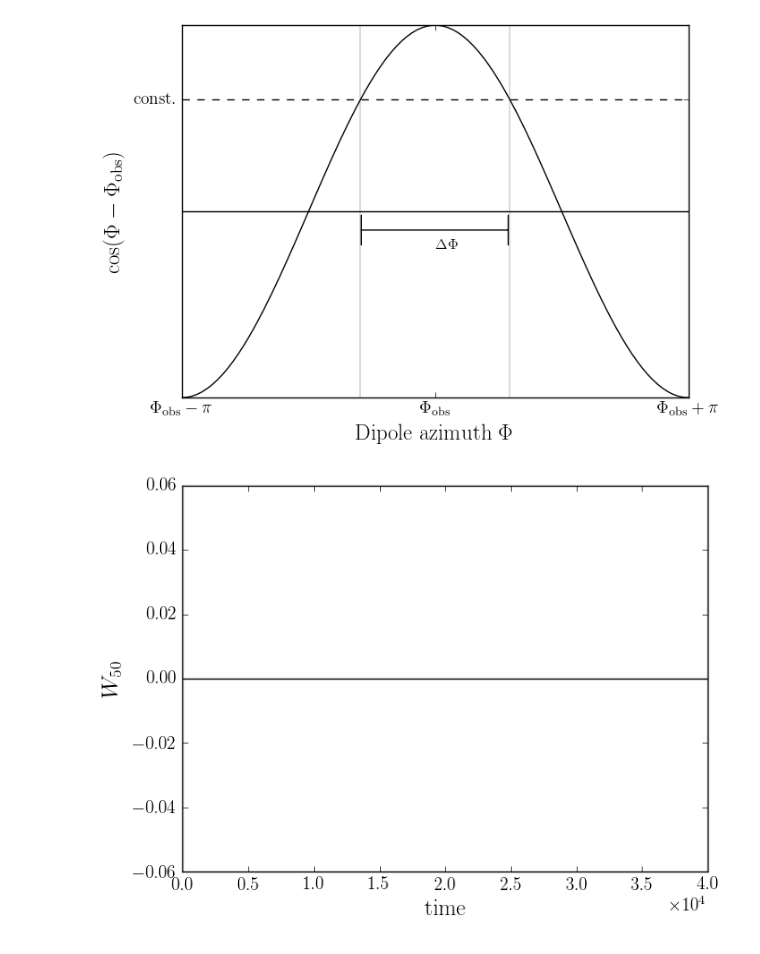
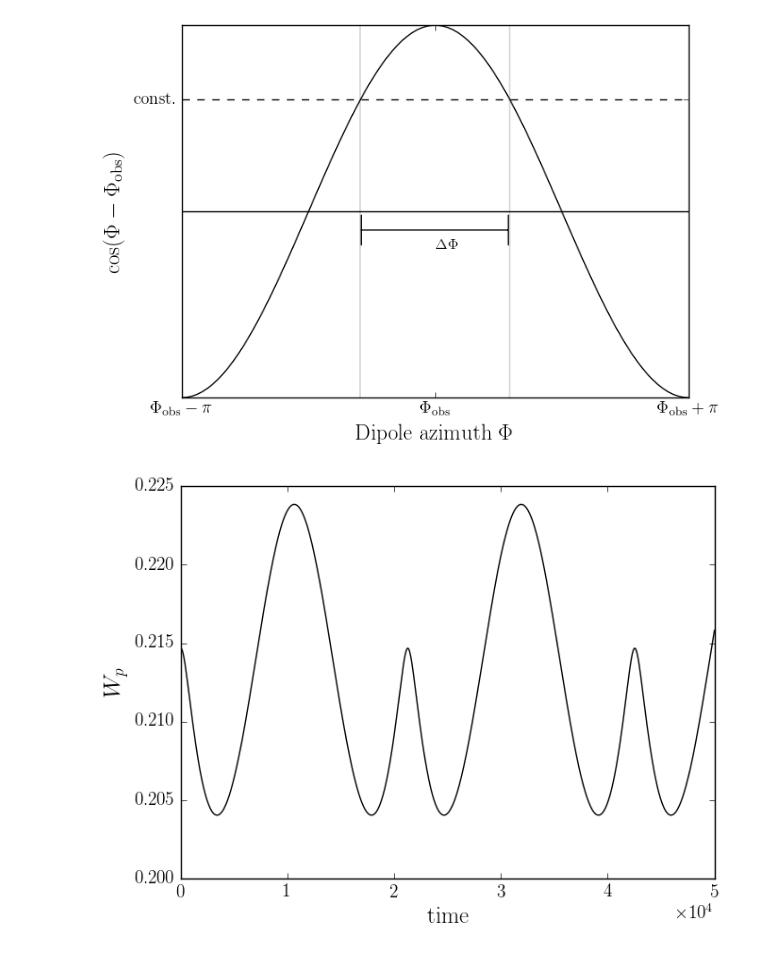
Before and after one commit to GregoryAshton/neutron_star_modelling, a Jupyter notebook: TimingNoiseModels/Observables_NoTorque/GeneratePlots-NoTorque.ipynb, the cells around one changed output. Cells and saved outputs as stored; diff of their text form; code cells hidden in the pictures.

```diff
--- a/TimingNoiseModels/Observables_NoTorque/GeneratePlots-NoTorque.ipynb
+++ b/TimingNoiseModels/Observables_NoTorque/GeneratePlots-NoTorque.ipynb
@@ -248,31 +248,27 @@ plt.show()
 # %%
 epsI1=0.0
 epsI3=3.0e-4
 epsA=0.0
-omega0=1
-error=1e-12
-T=4e4
-chi0 = 70.0
+omega0=1.
+T=5e4
+chi0 = 12.0
 a0=10
 AnomTorque=True
 upsilon=0.0
 n=100000
 cleanup=False,
-Phi0=180
-Theta0=50
-sigmaPhi=0.3
-sigmaTheta=0.3
+Theta0=10
+sigmaB = 0.3
 eta=0.01
 
-Phi0 = np.radians(Phi0)
 Theta0 = np.radians(Theta0)
 
 file_name = main(chi0=chi0, epsI3=epsI3, epsA=epsA, omega0=omega0, T=T,
                      n=1000, error=1e-16, a0=a0, cleanup=True, upsilon=upsilon)
 
-ax = Plot.PulseWidth(file_name, Phi0, Theta0, sigmaPhi, sigmaTheta,
+ax = Plot.PulseWidth(file_name, Theta0, sigmaB , p=50,
                       eta=eta, ls="-")
 plt.savefig("img/Pulse_width_modulation.pdf")
 plt.show()
 # %% [output]
-[figure, old version]
+[figure, new version]
```
Also changed, not shown: parts of 1 cell of this notebook, 4 other files.
